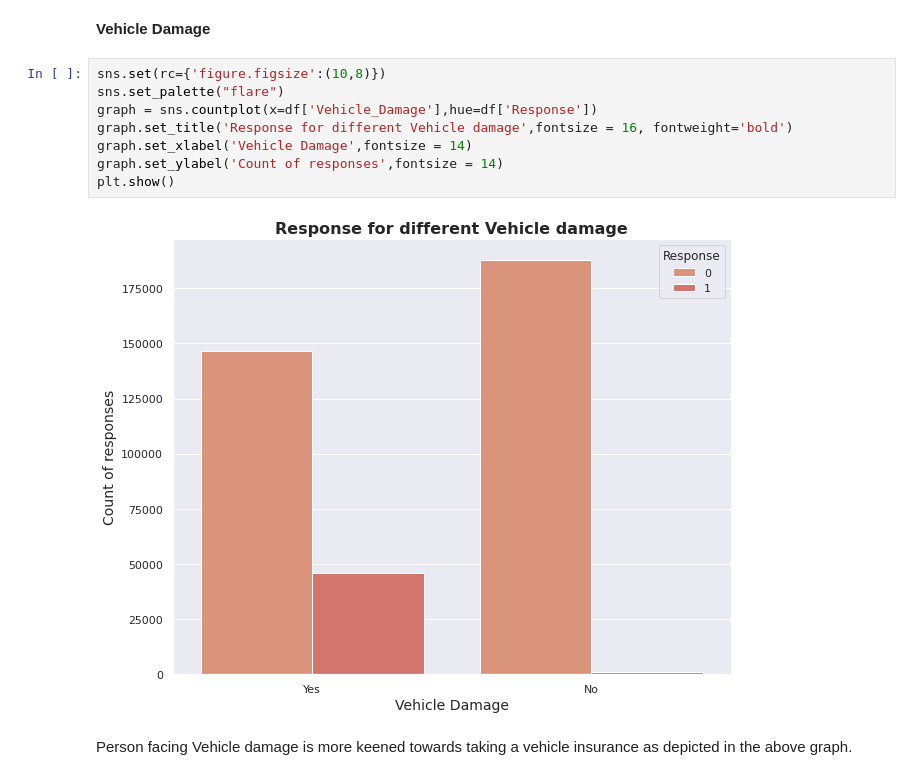
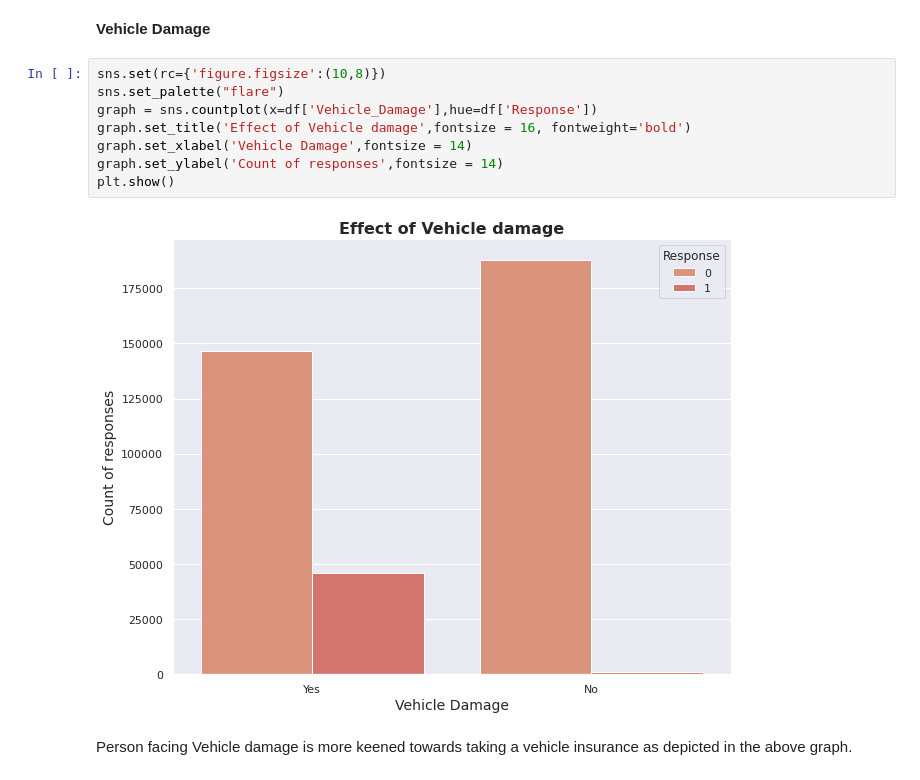
Before and after one commit to abhikr1302/ML-Capstone-Health-Insurabce-Cross-sell-Prediction, a Jupyter notebook: HEALTH_INSURANCE_CROSS_SELL_PREDICTION.ipynb, the cells around one changed output. Saved outputs shown, nothing was run; the diff lists cells and outputs as text.

```diff
--- a/HEALTH_INSURANCE_CROSS_SELL_PREDICTION.ipynb
+++ b/HEALTH_INSURANCE_CROSS_SELL_PREDICTION.ipynb
@@ -410,13 +410,13 @@ This graph says that people having vehicle for 1-2 years are more interested in
 # %%
 sns.set(rc={'figure.figsize':(10,8)})
 sns.set_palette("flare")
 graph = sns.countplot(x=df['Vehicle_Damage'],hue=df['Response'])
-graph.set_title('Response for different Vehicle damage',fontsize = 16, fontweight='bold')
+graph.set_title('Effect of Vehicle damage',fontsize = 16, fontweight='bold')
 graph.set_xlabel('Vehicle Damage',fontsize = 14)
 graph.set_ylabel('Count of responses',fontsize = 14)
 plt.show()
 # %% [output]
-[figure, old version]
+[figure, new version]
 # %% [markdown]
 Person facing Vehicle damage is more keened towards taking a vehicle insurance as depicted in the above graph.
 # %% [markdown]
```
Also changed, not shown: parts of 52 cells of this notebook.
